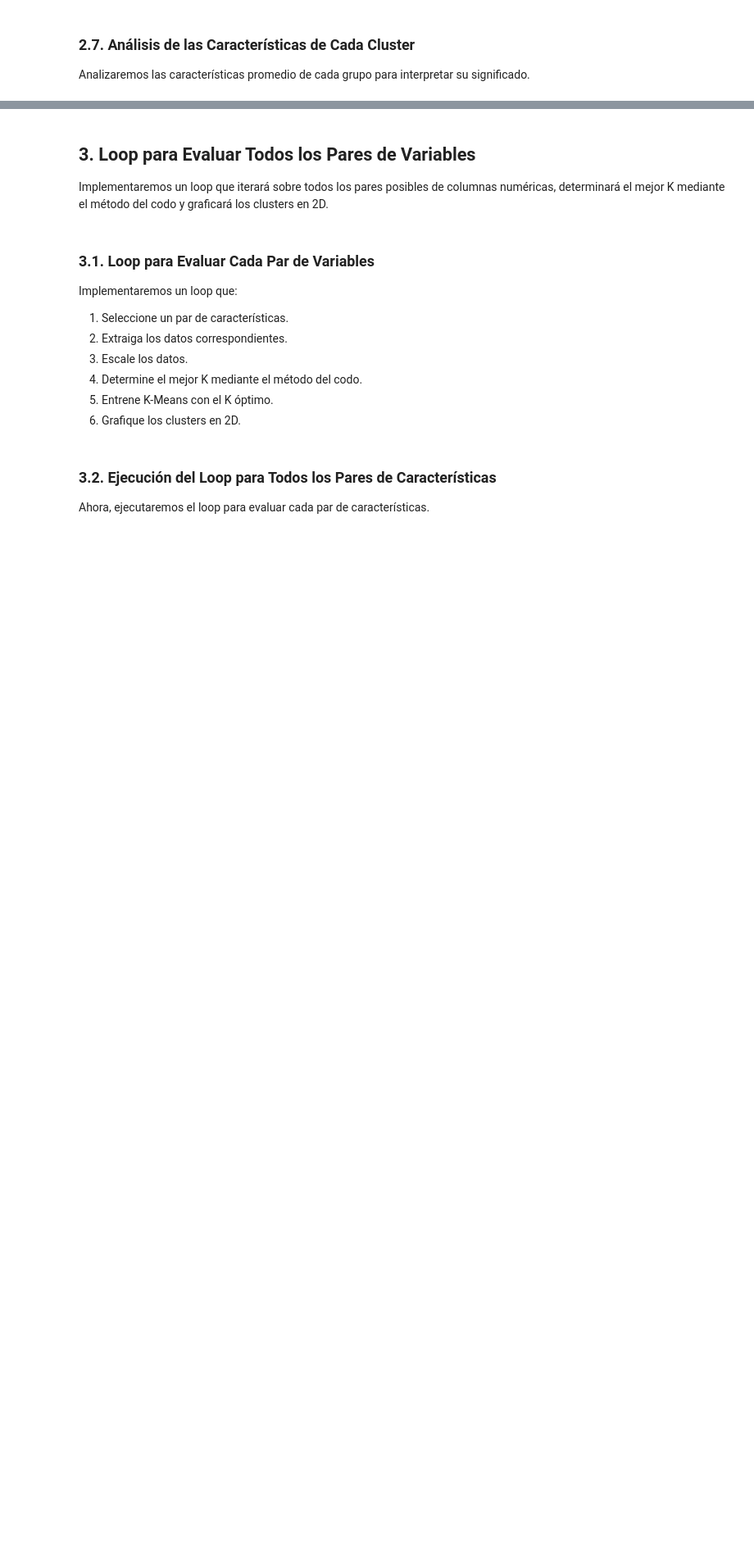
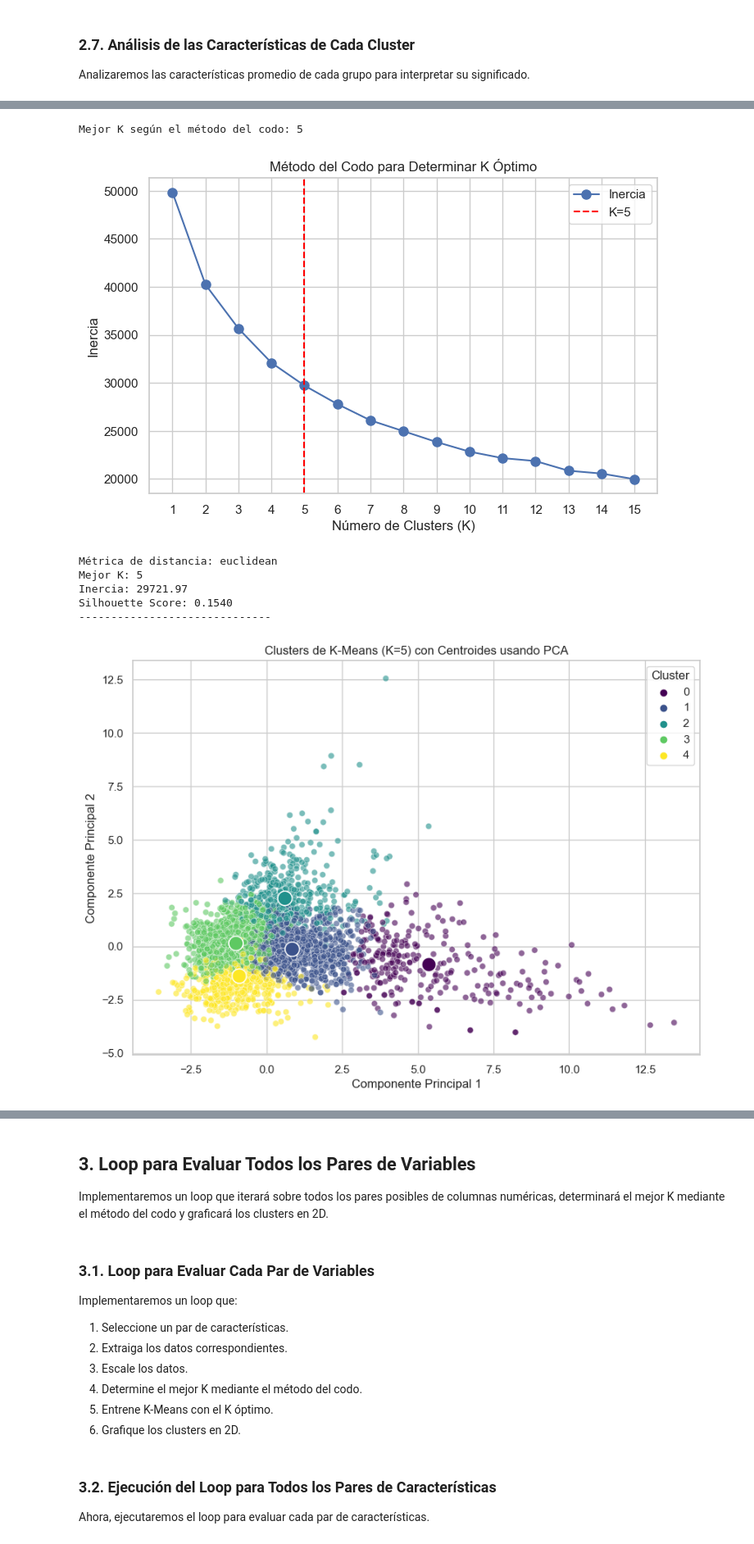
Before and after one commit to Santiago-Rivas/ML, a Jupyter notebook: TP4/k_means.ipynb, the cells around one changed output, grey strips where cells are left out. Shown at 82% size. Saved outputs shown, nothing was run; the diff lists cells and outputs as text; code cells hidden in the pictures; blank space fills up the shorter version.

Commit message:
Genre classification for kmeans

```diff
--- a/TP4/k_means.ipynb
+++ b/TP4/k_means.ipynb
@@ -123,6 +127,12 @@ class KMeansFromScratch:
         # Asignación de la función de distancia
         if self.distance_metric == 'euclidean':
             self.distance_func = euclidean_distance
+        elif self.distance_metric == 'manhattan':
+            self.distance_func = manhattan_distance
+        elif self.distance_metric == 'chebyshev':
+            self.distance_func = chebyshev_distance
+        elif self.distance_metric == 'cosine':
+            self.distance_func = cosine_distance
         else:
             raise ValueError("Métrica de distancia no soportada.")
 
@@ -197,6 +207,7 @@ class KMeansFromScratch:
         self.centroids = new_centroids
         self.inertia_ = self.calculate_inertia(X)
 
+
     def predict(self, X):
         """Asigna clusters a nuevos puntos basándose en los centroides entrenados."""
         return self.assign_clusters(X)
@@ -254,5 +265,5 @@ def elbow_method(X, max_K=10, distance_metric='euclidean', verbose=False):
 ### 2.4. Aplicación del Método del Codo
 # %%
 # Aplicación del Método del Codo
-best_K, K_range, inertia_values = elbow_method(X_scaled, max_K=15, distance_metric='euclidean', verbose=False)
+best_K, K_range, inertia_values = elbow_method(X_scaled, max_K=15, distance_metric='cosine', verbose=False)
 # %% [output]
@@ -262,8 +272,9 @@ Mejor K según el método del codo: 5
 ### 2.5. Aplicación de K-Means con K Óptimo
 # %%
 # Inicialización y entrenamiento del modelo K-Means
-kmeans_optimal = KMeansFromScratch(n_clusters=best_K, max_iters=100, distance_metric='euclidean', verbose=True)
+kmeans_optimal = KMeansFromScratch(n_clusters=best_K, max_iters=100, distance_metric='cosine', verbose=False)
 kmeans_optimal.fit(X_scaled)
+print(kmeans_optimal.inertia_)
 
 # Asignación de etiquetas al DataFrame original
 df['kmeans_cluster'] = kmeans_optimal.labels
@@ -367,0 +345,45 @@ Resumen de características por cluster:
+# %%
+from sklearn.metrics import silhouette_score
+
+metrics = ['euclidean', 'manhattan', 'chebyshev', 'cosine']
+optimal_ks = []
+inertias = []
+silhouette_scores = []
+
+for metric in metrics:
+    # Encuentra el mejor K usando tu función elbow_method
+    best_K, K_range, inertia_values = elbow_method(X_scaled, max_K=15, distance_metric=metric, verbose=False)
+
+    # Entrena el modelo KMeans con el K óptimo
+    kmeans_optimal = KMeansFromScratch(n_clusters=best_K, max_iters=100, distance_metric=metric, verbose=False)
+    kmeans_optimal.fit(X_scaled)
+
+    # Guarda el mejor K y la inercia
+    optimal_ks.append(best_K)
+    inertias.append(kmeans_optimal.inertia_)
+
+    # Calcula el Silhouette Score
+    score = silhouette_score(X_scaled, kmeans_optimal.labels, metric=metric)
+    silhouette_scores.append(score)
+
+    # Muestra resultados
+    print(f"Métrica de distancia: {metric}")
+    print(f"Mejor K: {best_K}")
+    print(f"Inercia: {kmeans_optimal.inertia_:.2f}")
+    print(f"Silhouette Score: {score:.4f}")
+    print("-" * 30)
+
+    graph_PCA()
+
+# Imprime la métrica con el mejor Silhouette Score
+best_metric_index = silhouette_scores.index(max(silhouette_scores))
+print(f"La mejor métrica es {metrics[best_metric_index]} con un Silhouette Score de {silhouette_scores[best_metric_index]:.4f}")
+# %% [output]
+Mejor K según el método del codo: 5
+[figure, added]
+Métrica de distancia: euclidean
+Mejor K: 5
+Inercia: 29721.97
+Silhouette Score: 0.1540
+------------------------------
+[figure, added]
```
Also changed, not shown: parts of 21 cells of this notebook.
